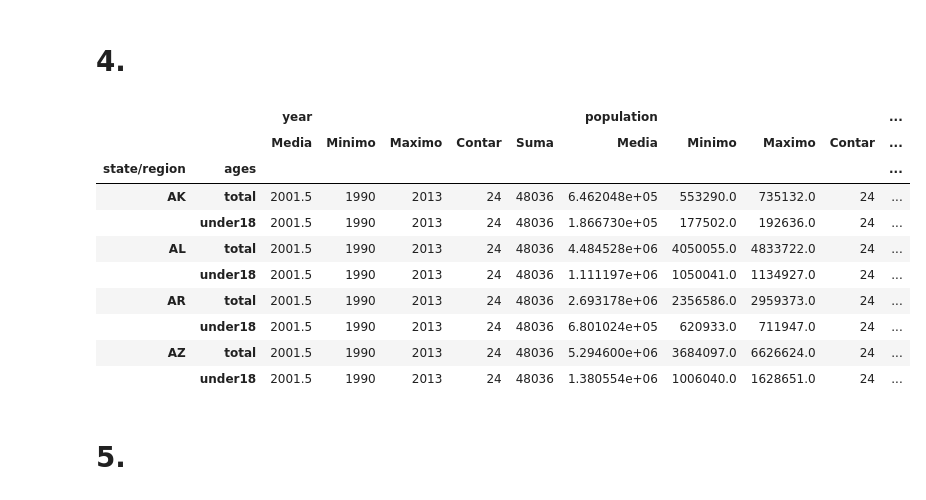
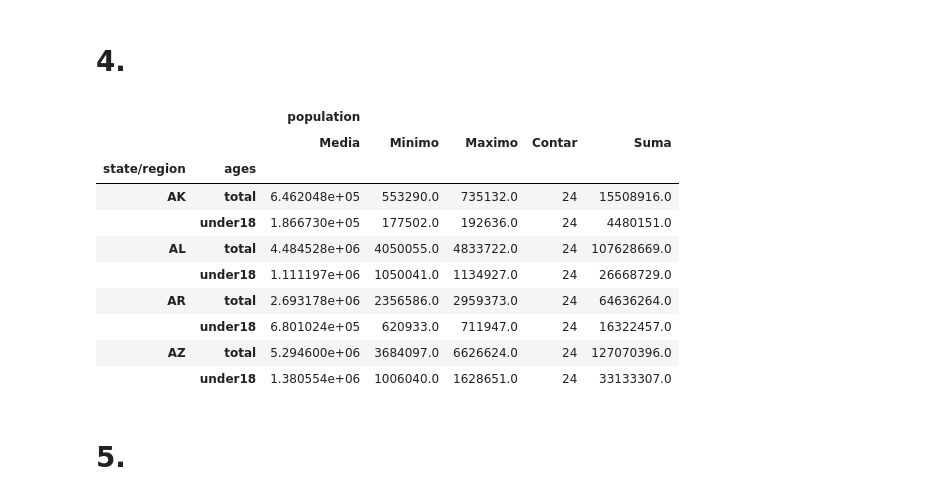
Before and after one commit to DiegoAvilarce/bootcamp-awakelab, a Jupyter notebook: ejercico_modulo2.ipynb, the cells around one changed output. Saved outputs shown, nothing was run; the diff lists cells and outputs as text; code cells hidden in the pictures.

```diff
--- a/ejercico_modulo2.ipynb
+++ b/ejercico_modulo2.ipynb
@@ -107,23 +107,23 @@ df_population
 # %% [markdown]
 # 4.
 # %%
-# Agrupar los datos de df_population por state/region y ages y hacer agg por mean, min, max, count y sum
-df_population_agrupado = df_population.groupby(['state/region','ages']).agg({'year':['mean','min','max','count','sum'],'population':['mean','min','max','count','sum']})
+# Agrupar los datos de df_population por state/region y ages y hacer agg por mean, min, max, count
+df_population_agrupado = df_population.groupby(['state/region','ages']).agg({'population':['mean','min','max','count','sum']})
 # renombrar mean como media, min como minimo, max como maximo y count como conteo
 df_population_agrupado = df_population_agrupado.rename(columns={'mean':'Media','min':'Minimo','max':'Maximo','count':'Contar','sum':'Suma'})
 df_population_agrupado.head(8)
 # %% [output]
-|  |  | year |  |  |  |  | population |  |  |  | ... |
-|  |  | Media | Minimo | Maximo | Contar | Suma | Media | Minimo | Maximo | Contar | ... |
-| state/region | ages |  |  |  |  |  |  |  |  |  | ... |
-| AK | total | 2001.5 | 1990 | 2013 | 24 | 48036 | 6.462048e+05 | 553290.0 | 735132.0 | 24 | ... |
-|  | under18 | 2001.5 | 1990 | 2013 | 24 | 48036 | 1.866730e+05 | 177502.0 | 192636.0 | 24 | ... |
-| AL | total | 2001.5 | 1990 | 2013 | 24 | 48036 | 4.484528e+06 | 4050055.0 | 4833722.0 | 24 | ... |
-|  | under18 | 2001.5 | 1990 | 2013 | 24 | 48036 | 1.111197e+06 | 1050041.0 | 1134927.0 | 24 | ... |
-| AR | total | 2001.5 | 1990 | 2013 | 24 | 48036 | 2.693178e+06 | 2356586.0 | 2959373.0 | 24 | ... |
-|  | under18 | 2001.5 | 1990 | 2013 | 24 | 48036 | 6.801024e+05 | 620933.0 | 711947.0 | 24 | ... |
-| AZ | total | 2001.5 | 1990 | 2013 | 24 | 48036 | 5.294600e+06 | 3684097.0 | 6626624.0 | 24 | ... |
-|  | under18 | 2001.5 | 1990 | 2013 | 24 | 48036 | 1.380554e+06 | 1006040.0 | 1628651.0 | 24 | ... |
+|  |  | population |  |  |  |  |
+|  |  | Media | Minimo | Maximo | Contar | Suma |
+| state/region | ages |  |  |  |  |  |
+| AK | total | 6.462048e+05 | 553290.0 | 735132.0 | 24 | 15508916.0 |
+|  | under18 | 1.866730e+05 | 177502.0 | 192636.0 | 24 | 4480151.0 |
+| AL | total | 4.484528e+06 | 4050055.0 | 4833722.0 | 24 | 107628669.0 |
+|  | under18 | 1.111197e+06 | 1050041.0 | 1134927.0 | 24 | 26668729.0 |
+| AR | total | 2.693178e+06 | 2356586.0 | 2959373.0 | 24 | 64636264.0 |
+|  | under18 | 6.801024e+05 | 620933.0 | 711947.0 | 24 | 16322457.0 |
+| AZ | total | 5.294600e+06 | 3684097.0 | 6626624.0 | 24 | 127070396.0 |
+|  | under18 | 1.380554e+06 | 1006040.0 | 1628651.0 | 24 | 33133307.0 |
 # %% [markdown]
 # 5.
 # %%
```
Also changed, not shown: parts of 11 cells of this notebook, 5 other files.
